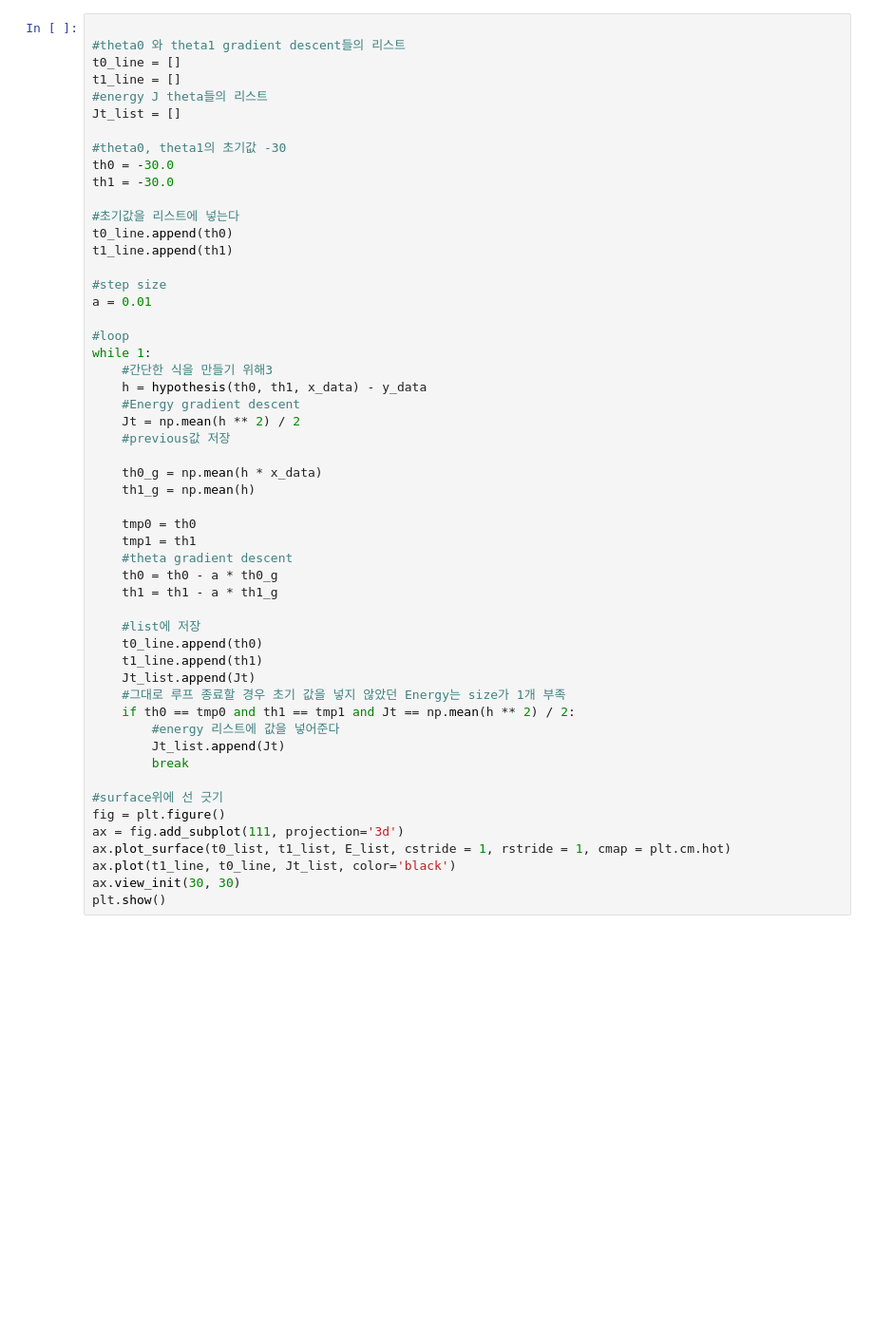
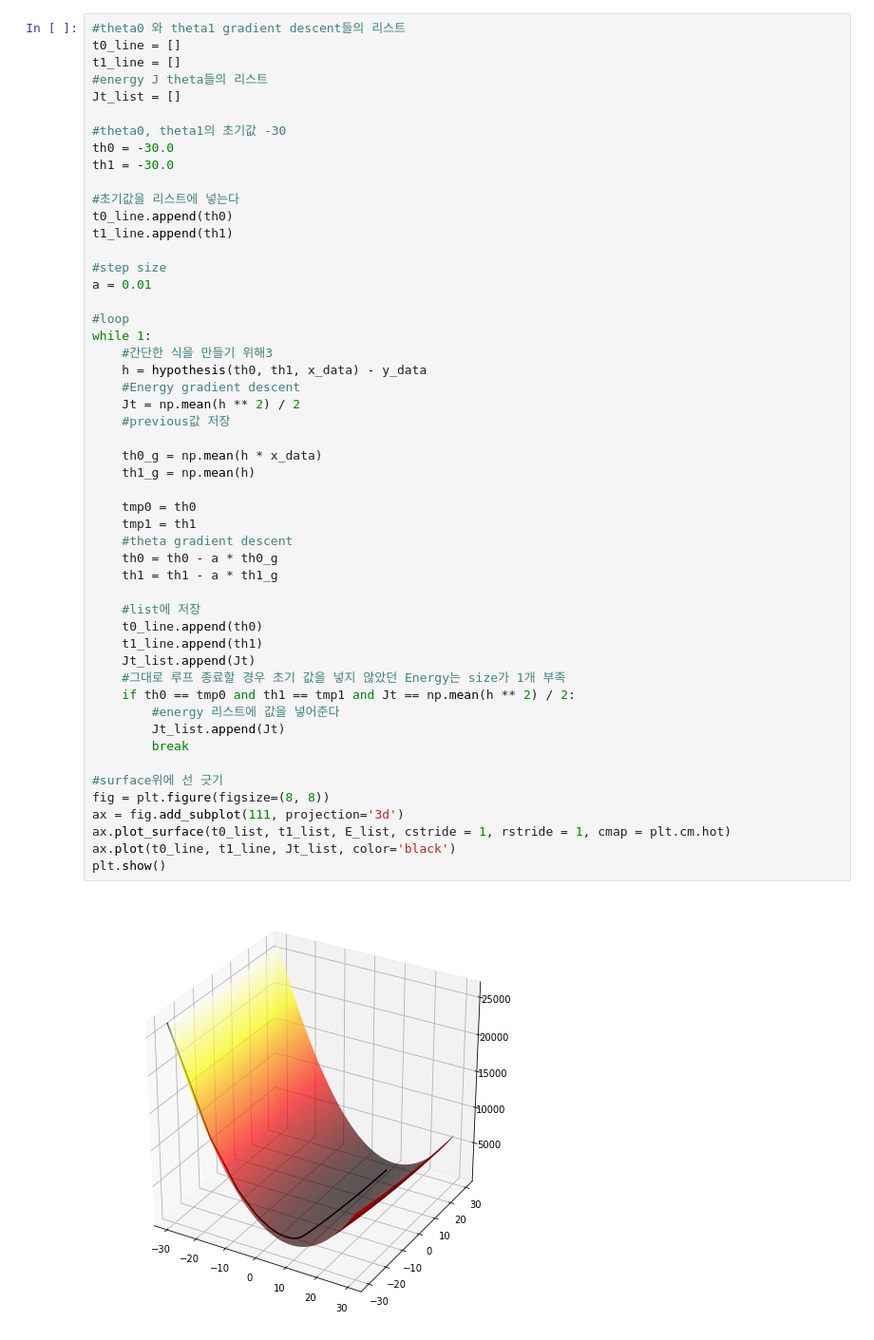
Before and after one commit to CJavaPython/AssignmentFolder, a Jupyter notebook: Assignment03/Assignment03.ipynb, the cells around one changed output. Shown at 95% size. Cells and saved outputs as stored; diff of their text form; blank space fills up the shorter version.

```diff
--- a/Assignment03/Assignment03.ipynb
+++ b/Assignment03/Assignment03.ipynb
@@ -113,5 +137,4 @@ plt.show()
 # %%
-
 #theta0 와 theta1 gradient descent들의 리스트
 t0_line = []
 t1_line = []
@@ -133,33 +156,34 @@ a = 0.01
 while 1:
     #간단한 식을 만들기 위해3
     h = hypothesis(th0, th1, x_data) - y_data
     #Energy gradient descent
     Jt = np.mean(h ** 2) / 2
     #previous값 저장
 
     th0_g = np.mean(h * x_data)
     th1_g = np.mean(h)
 
     tmp0 = th0
     tmp1 = th1
     #theta gradient descent
     th0 = th0 - a * th0_g
     th1 = th1 - a * th1_g
 
     #list에 저장
     t0_line.append(th0)
     t1_line.append(th1)
     Jt_list.append(Jt)
     #그대로 루프 종료할 경우 초기 값을 넣지 않았던 Energy는 size가 1개 부족
     if th0 == tmp0 and th1 == tmp1 and Jt == np.mean(h ** 2) / 2:
         #energy 리스트에 값을 넣어준다
         Jt_list.append(Jt)
         break
 
 #surface위에 선 긋기
-fig = plt.figure()
+fig = plt.figure(figsize=(8, 8))
 ax = fig.add_subplot(111, projection='3d')
 ax.plot_surface(t0_list, t1_list, E_list, cstride = 1, rstride = 1, cmap = plt.cm.hot)
-ax.plot(t1_line, t0_line, Jt_list, color='black')
-ax.view_init(30, 30)
+ax.plot(t0_line, t1_line, Jt_list, color='black')
 plt.show()
+# %% [output]
+[figure, added]
```
Also changed, not shown: parts of 7 cells of this notebook.
